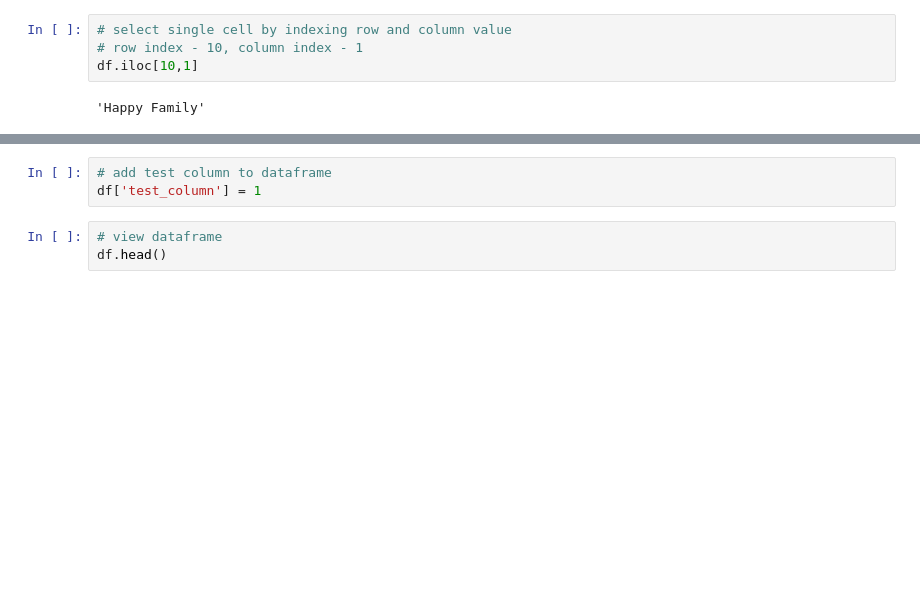
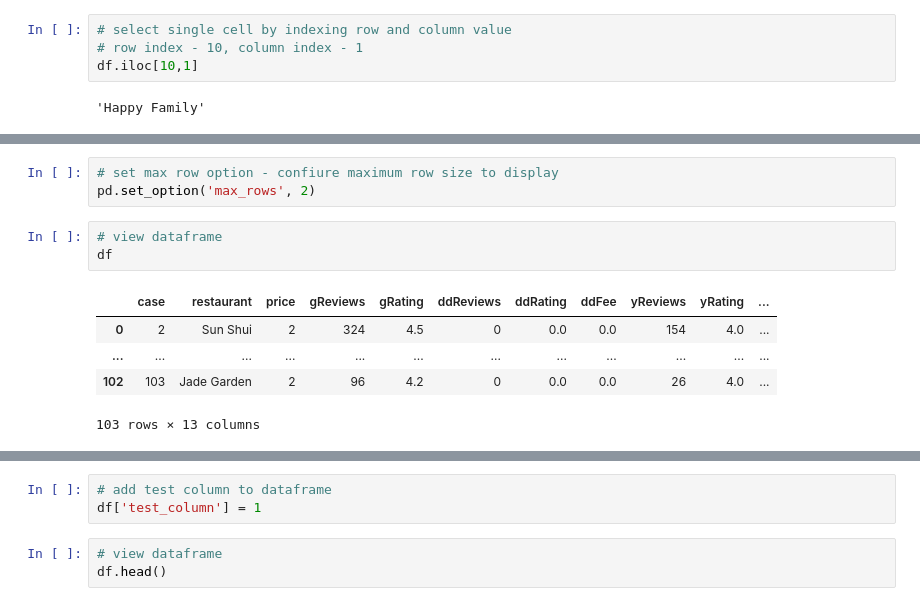
Before and after one commit to bhanu-code-repo/python-for-data-science, a Jupyter notebook: pandas/important_pandas_functions.ipynb, the cells around one changed output, grey strips where cells are left out. Cells and saved outputs as stored; diff of their text form; blank space fills up the shorter version.

```diff
--- a/pandas/important_pandas_functions.ipynb
+++ b/pandas/important_pandas_functions.ipynb
@@ -167,0 +171,12 @@ df.iloc[10,1]
+# %%
+# set max row option - confiure maximum row size to display
+pd.set_option('max_rows', 2)
+# %%
+# view dataframe
+df
+# %% [output]
+|  | case | restaurant | price | gReviews | gRating | ddReviews | ddRating | ddFee | yReviews | yRating | ... |
+| 0 | 2 | Sun Shui | 2 | 324 | 4.5 | 0 | 0.0 | 0.0 | 154 | 4.0 | ... |
+| ... | ... | ... | ... | ... | ... | ... | ... | ... | ... | ... | ... |
+| 102 | 103 | Jade Garden | 2 | 96 | 4.2 | 0 | 0.0 | 0.0 | 26 | 4.0 | ... |
+103 rows × 13 columns
```
Also changed, not shown: parts of 6 cells of this notebook.
